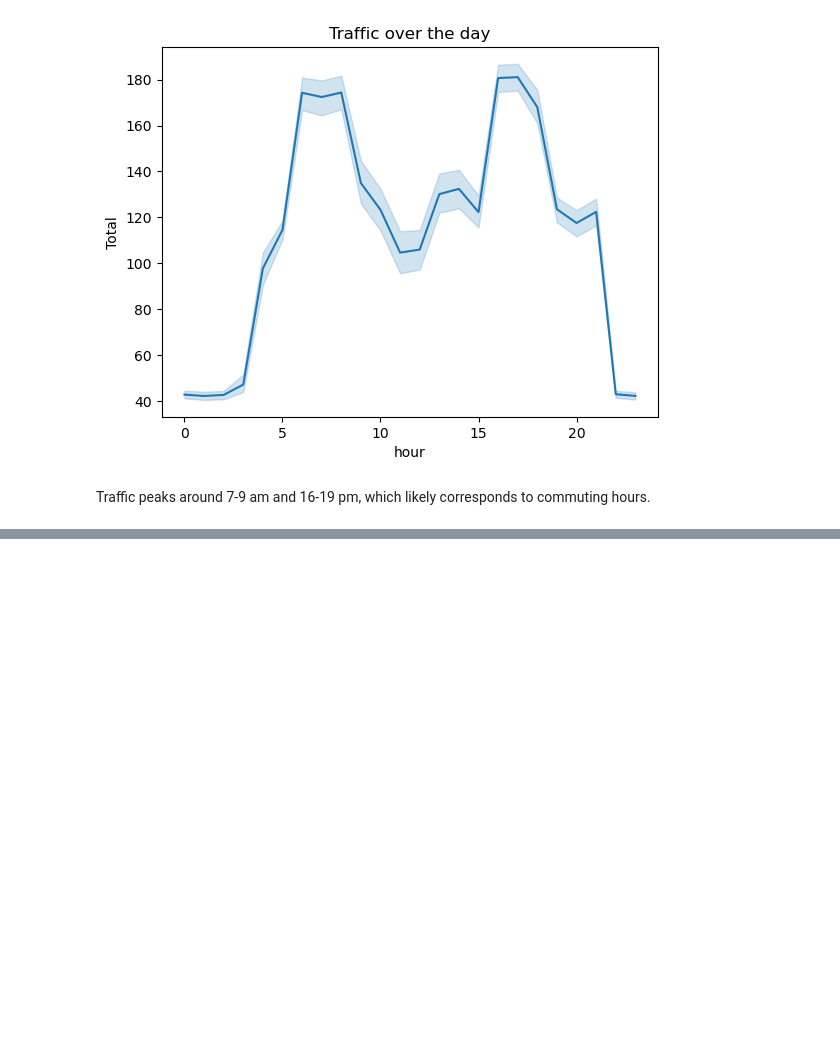
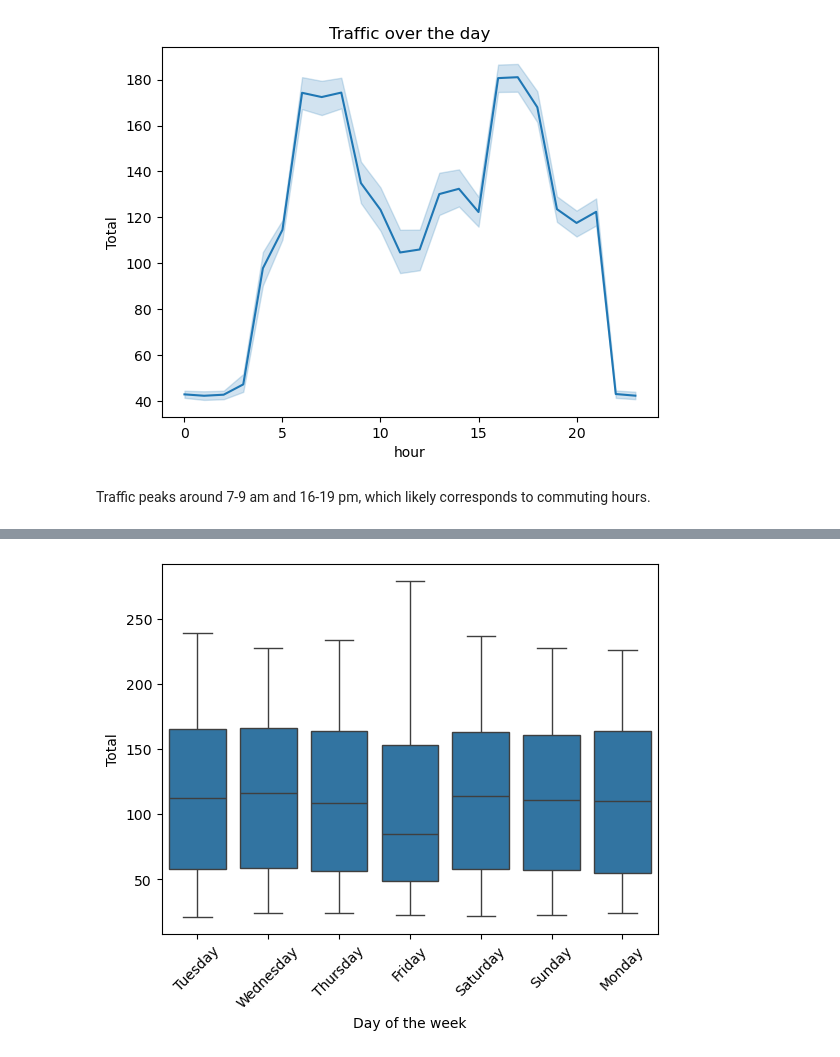
Before and after one commit to ttmatthiastt/traffic-prediction-analysis, a Jupyter notebook: notebooks/traffic_eda.ipynb, the cells around one changed output, grey strips where cells are left out. Saved outputs shown, nothing was run; the diff lists cells and outputs as text; code cells hidden in the pictures; blank space fills up the shorter version.

```diff
--- a/notebooks/traffic_eda.ipynb
+++ b/notebooks/traffic_eda.ipynb
@@ -104,0 +106,6 @@ Traffic peaks around 7-9 am and 16-19 pm, which likely corresponds to commuting
+# %%
+sns.boxplot(data=df, x='Day of the week', y='Total')
+plt.xticks(rotation=45)
+plt.show()
+# %% [output]
+[figure, added]
```
Also changed, not shown: parts of 4 cells of this notebook, 2 other files.
